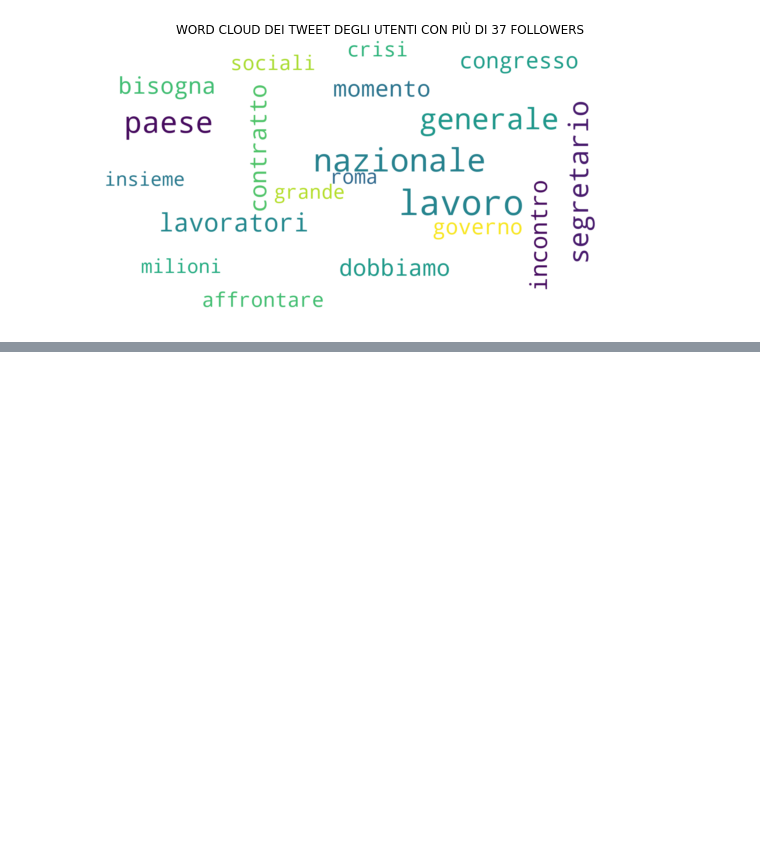
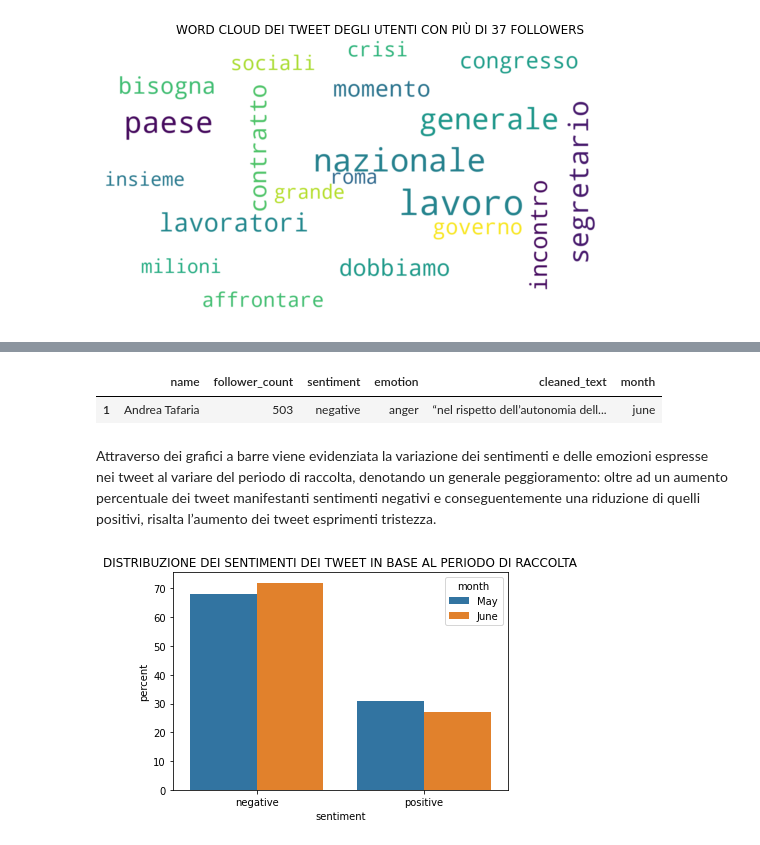
Before and after one commit to paolofesta/prove, a Jupyter notebook: scrittura.ipynb, the cells around one changed output, grey strips where cells are left out. Saved outputs shown, nothing was run; the diff lists cells and outputs as text; code cells hidden in the pictures; blank space fills up the shorter version.

```diff
--- a/scrittura.ipynb
+++ b/scrittura.ipynb
@@ -310,0 +320,16 @@ print()
+# %%
+#@title
+datamonth=pd.read_csv("/content/datamonth")
+d=datamonth.drop(["favorite_count","retweet_count","sigla","tweet_id","Unnamed: 0","language","created_at","source","location","verified"],axis=1)
+d.iloc[[1]]
+# %% [output]
+|  | name | follower_count | sentiment | emotion | cleaned_text | month |
+| 1 | Andrea Tafaria | 503 | negative | anger | “nel rispetto dell’autonomia dell... | june |
+# %% [markdown]
+Attraverso dei grafici a barre viene evidenziata la variazione dei sentimenti e delle emozioni espresse nei tweet al variare del periodo di raccolta, denotando un generale peggioramento: oltre ad un aumento percentuale dei tweet manifestanti sentimenti negativi e conseguentemente una riduzione di quelli positivi, risalta l’aumento dei tweet esprimenti tristezza.
+# %%
+#@title
+sns.barplot(data=df,x='sentiment',y='percent',hue='month').set_title('DISTRIBUZIONE DEI SENTIMENTI DEI TWEET IN BASE AL PERIODO DI RACCOLTA')
+print()
+# %% [output]
+[figure, added]
```
Also changed, not shown: parts of 15 cells of this notebook.
